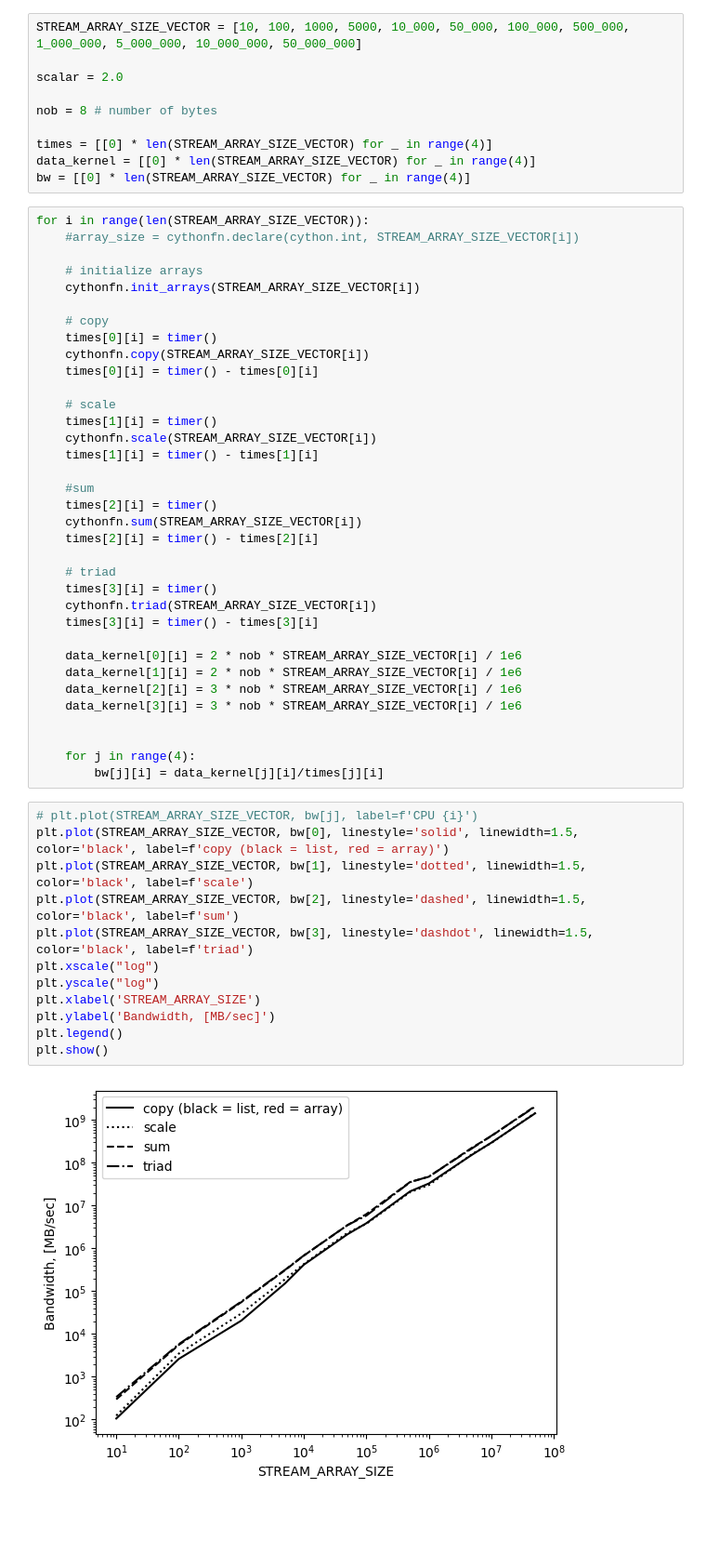
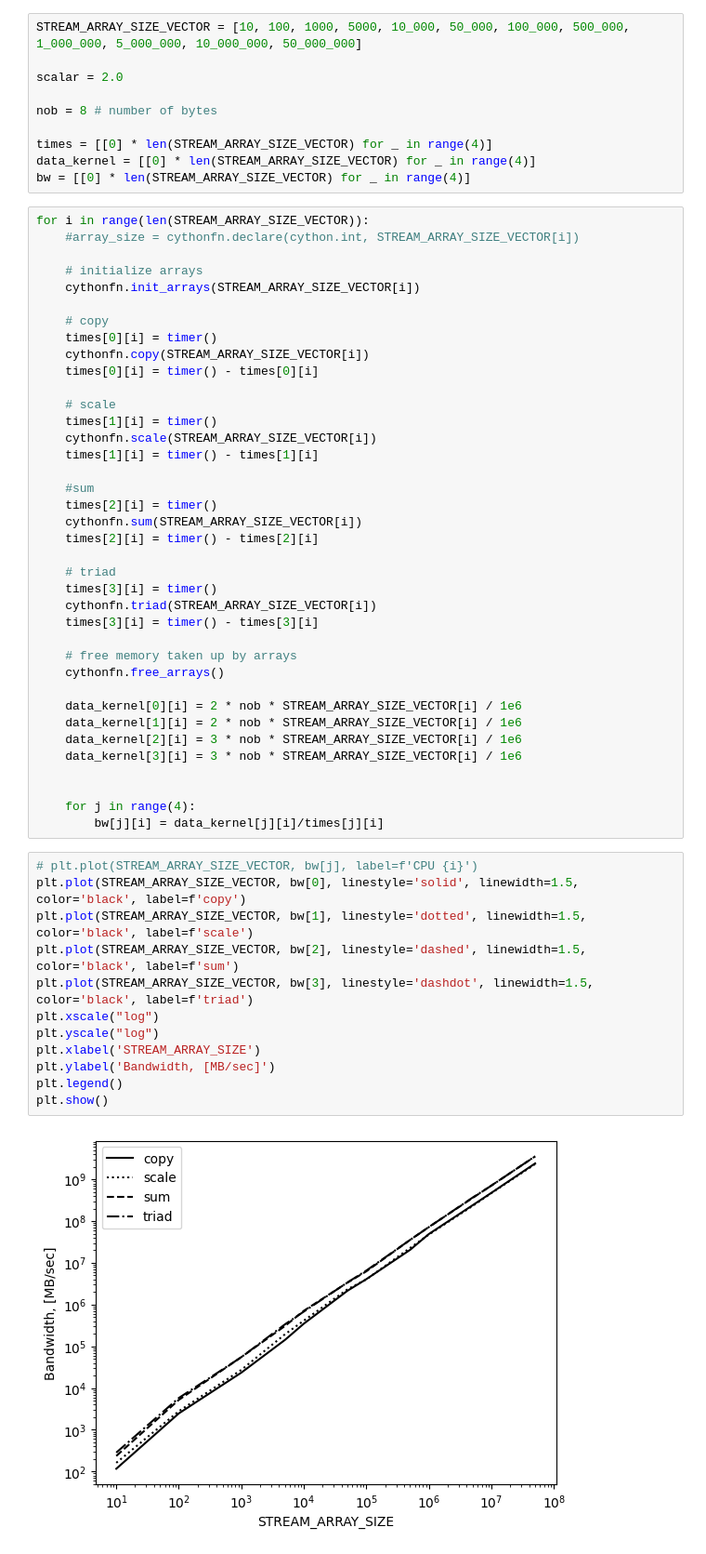
Before and after one commit to felschaetzle/HPC_KTH, a Jupyter notebook: assignment3/assignment3.ipynb, the cells around one changed output. Shown at 93% size. Cells and saved outputs as stored; diff of their text form; blank space fills up the shorter version.

Commit message:
fix memory leak in 1.2 Cython

```diff
--- a/assignment3/assignment3.ipynb
+++ b/assignment3/assignment3.ipynb
@@ -50,6 +52,9 @@ for i in range(len(STREAM_ARRAY_SIZE_VECTOR)):
     cythonfn.triad(STREAM_ARRAY_SIZE_VECTOR[i])
     times[3][i] = timer() - times[3][i]
 
+    # free memory taken up by arrays
+    cythonfn.free_arrays()
+
     data_kernel[0][i] = 2 * nob * STREAM_ARRAY_SIZE_VECTOR[i] / 1e6
     data_kernel[1][i] = 2 * nob * STREAM_ARRAY_SIZE_VECTOR[i] / 1e6
     data_kernel[2][i] = 3 * nob * STREAM_ARRAY_SIZE_VECTOR[i] / 1e6
@@ -60,18 +65,18 @@ for i in range(len(STREAM_ARRAY_SIZE_VECTOR)):
         bw[j][i] = data_kernel[j][i]/times[j][i]
 # %%
 # plt.plot(STREAM_ARRAY_SIZE_VECTOR, bw[j], label=f'CPU {i}')
-plt.plot(STREAM_ARRAY_SIZE_VECTOR, bw[0], linestyle='solid', linewidth=1.5, color='black', label=f'copy (black = list, red = array)')
+plt.plot(STREAM_ARRAY_SIZE_VECTOR, bw[0], linestyle='solid', linewidth=1.5, color='black', label=f'copy')
 plt.plot(STREAM_ARRAY_SIZE_VECTOR, bw[1], linestyle='dotted', linewidth=1.5, color='black', label=f'scale')
 plt.plot(STREAM_ARRAY_SIZE_VECTOR, bw[2], linestyle='dashed', linewidth=1.5, color='black', label=f'sum')
 plt.plot(STREAM_ARRAY_SIZE_VECTOR, bw[3], linestyle='dashdot', linewidth=1.5, color='black', label=f'triad')
 plt.xscale("log")
 plt.yscale("log")
 plt.xlabel('STREAM_ARRAY_SIZE')
 plt.ylabel('Bandwidth, [MB/sec]')
 plt.legend()
 plt.show()
 # %% [output]
-[figure, old version]
+[figure, new version]
 # %% [markdown]
 ### Task 1.2 Performance comparison
 
```
Also changed, not shown: parts of 2 cells of this notebook, 9 other files.
